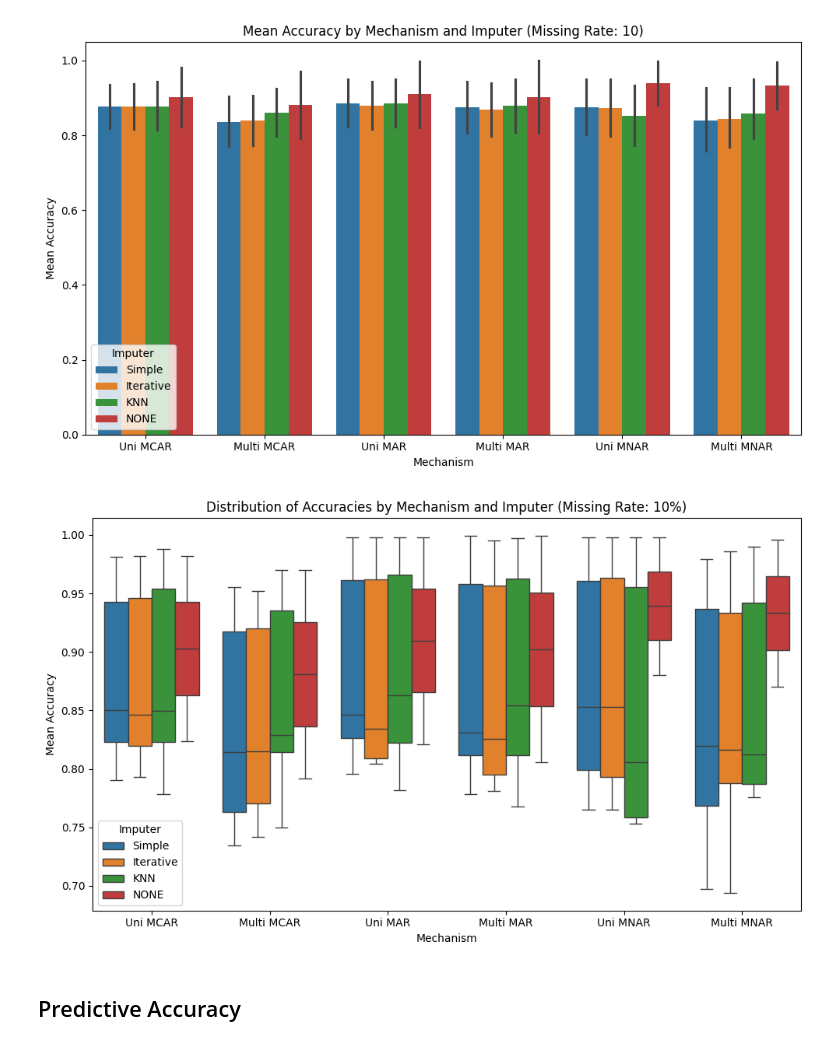
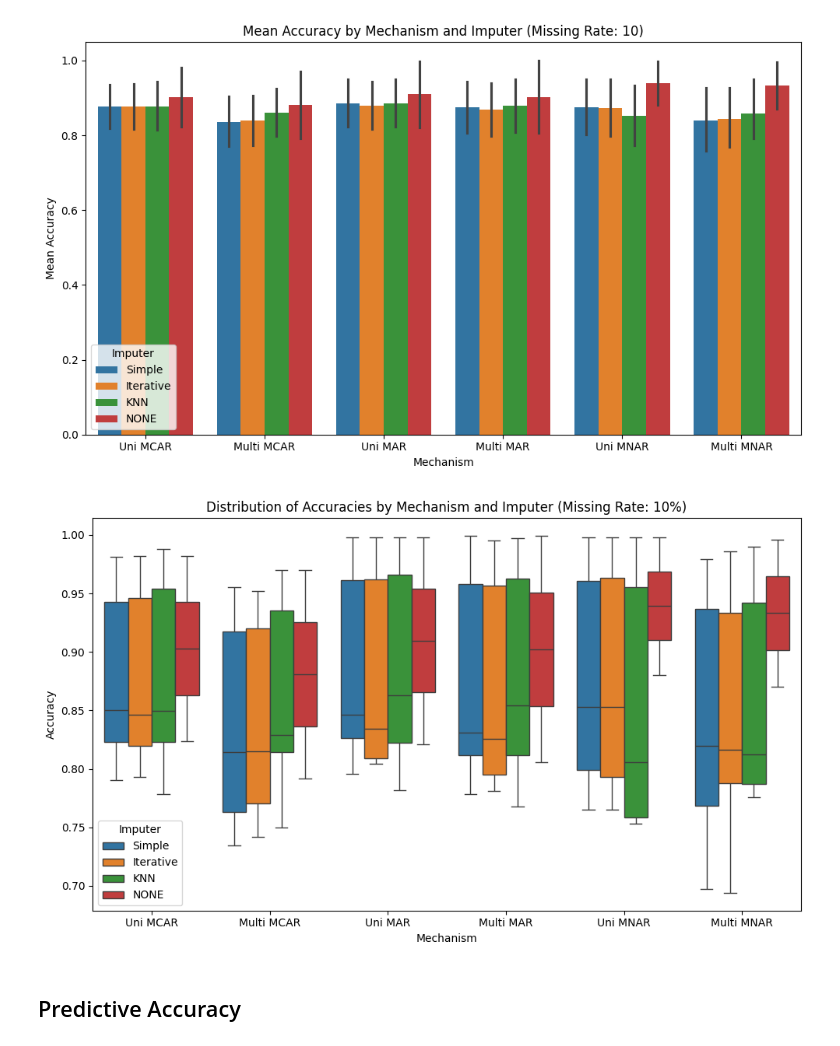
Before and after one commit to Minipoloalex/AI-and-Society-datasets-analysis, a Jupyter notebook: missing-data/missing_data.ipynb, the cells around one changed output. Drawn from its saved outputs; the diff is of its cells as text; code cells hidden in the pictures.

Commit message:
Added plots for report

```diff
--- a/missing-data/missing_data.ipynb
+++ b/missing-data/missing_data.ipynb
@@ -570,7 +570,7 @@ Numerical DACs
 # %% [markdown]
 ## Classification Error
 # %%
-filename = "results.csv"
+filename = "results"
 # %%
 print(len(score_results))
 score_results_df = pd.DataFrame(score_results)
@@ -651,19 +648,19 @@ plt.show()
 # %%
 plt.figure(figsize=(10, 6))
 sns.boxplot(
     data=filtered_results_df,
     x='mechanism',
     y='mean_accuracy',
     hue='imputer'
 )
 plt.title(f'Distribution of Accuracies by Mechanism and Imputer (Missing Rate: {selected_missing_rate}%)')
-plt.ylabel('Mean Accuracy')
+plt.ylabel('Accuracy')
 plt.xlabel('Mechanism')
 plt.legend(title='Imputer')
 plt.tight_layout()
 plt.show()
 # %% [output]
-[figure, old version]
+[figure, new version]
 # %% [markdown]
 ## Predictive Accuracy
 # %%
```
Also changed, not shown: parts of 8 cells of this notebook, 5 other files.
